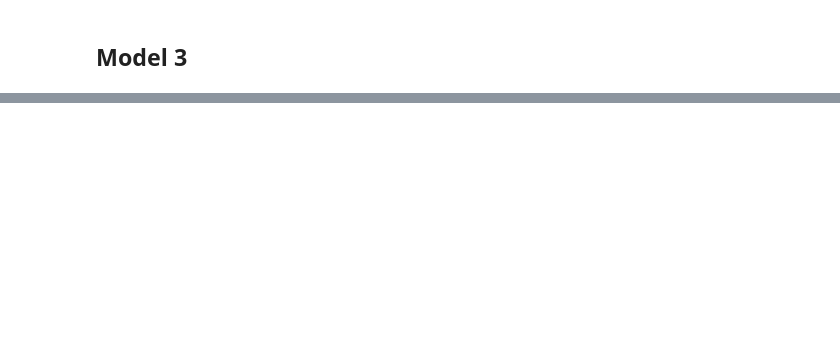
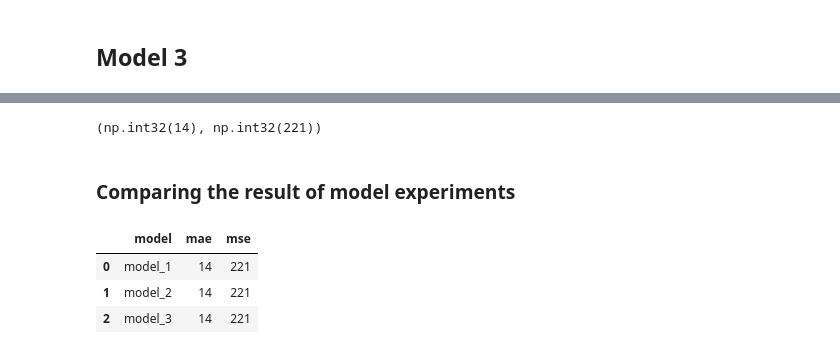
Before and after one commit to imon333/TensorFLow, a Jupyter notebook: 01_neural_network_regression_with_tensorflow.ipynb, the cells around one changed output, grey strips where cells are left out. Cells and saved outputs as stored; diff of their text form; code cells hidden in the pictures; blank space fills up the shorter version.

```diff
--- a/01_neural_network_regression_with_tensorflow.ipynb
+++ b/01_neural_network_regression_with_tensorflow.ipynb
@@ -650,0 +651,5 @@ plot_predictions(predictions = Y2_pred_2)
+# %%
+
+mae_2 = mae(Y2_test, Y2_pred_2)
+mse_2 = mse(Y2_test, Y2_pred_2)
+mae_2, mse_2
@@ -698,0 +706,27 @@ plot_predictions(predictions = Y2_pred_3)
+# %%
+
+mae_3 = mae(Y2_test, Y2_pred_3)
+mse_3 = mse(Y2_test, Y2_pred_3)
+mae_3, mse_3
+# %% [output]
+(np.int32(14), np.int32(221))
+# %% [markdown]
+### Comparing the result of model experiments
+# %%
+# Let's compare our model's results using a pandas DataFrame
+
+import pandas as pd
+
+model_results = [
+    ["model_1", mae_1, mse_1],
+    ["model_2" ,mae_2, mse_2],
+    ["model_3" ,mae_3, mse_3]
+    ]
+
+all_result = pd.DataFrame(model_results, columns=["model","mae","mse"])
+all_result
+# %% [output]
+|  | model | mae | mse |
+| 0 | model_1 | 14 | 221 |
+| 1 | model_2 | 14 | 221 |
+| 2 | model_3 | 14 | 221 |
```
Also changed, not shown: parts of 20 cells of this notebook.
